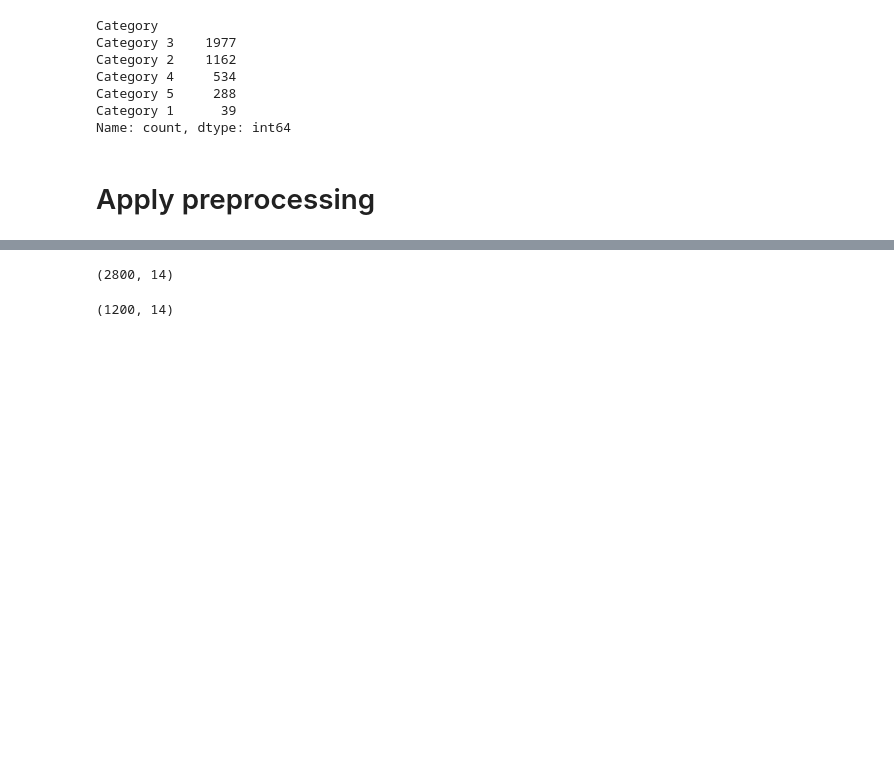
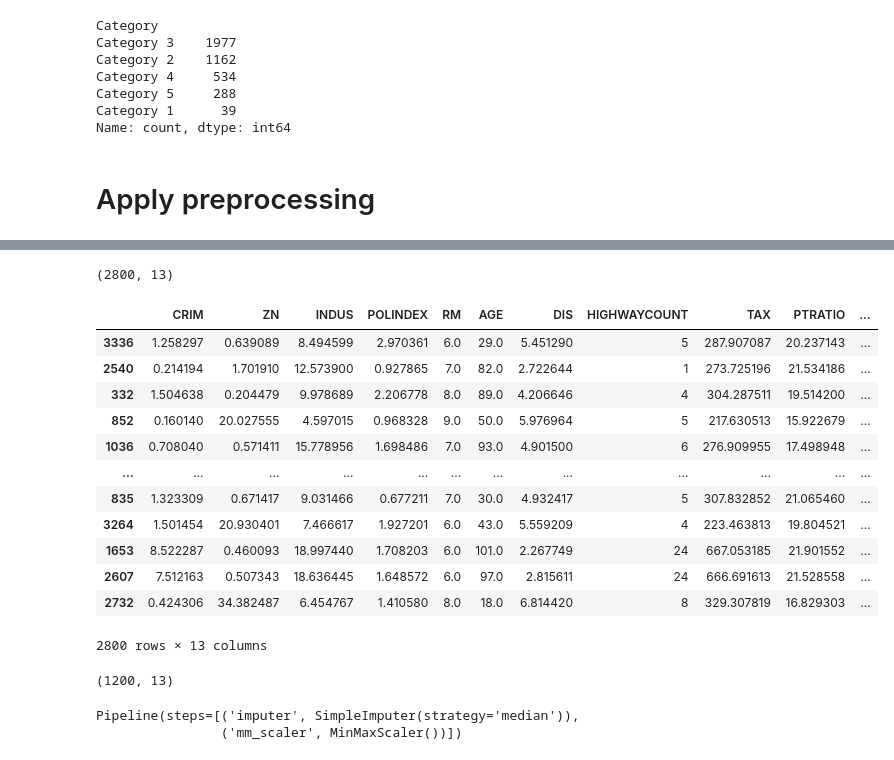
Before and after one commit to 24f3003058/Machine-Learning-Practice, a Jupyter notebook: OPPE2.ipynb, the cells around one changed output, grey strips where cells are left out. Saved outputs shown, nothing was run; the diff lists cells and outputs as text; code cells hidden in the pictures; blank space fills up the shorter version.

Commit message:
Pipeline created

```diff
--- a/OPPE2.ipynb
+++ b/OPPE2.ipynb
@@ -172,4 +172,4 @@ df["RM"]=df["RM"].replace(-1,np.nan)
 df["RIVERSIDE"]=df["RIVERSIDE"].replace("UNKNOWN",np.nan)
 df["AGE"]=df["AGE"].replace(-2,np.nan)
 # %%
-df.drop(columns=["Category"])
+df=df.drop(columns=["Category"])
@@ -196,8 +182,24 @@ X_train,X_test,y_train,y_test=train_test_split(X,y,test_size=0.3,random_state=0)
 # %%
 X_train.shape
 # %% [output]
-(2800, 14)
+(2800, 13)
+# %%
+X_train
+# %% [output]
+|  | CRIM | ZN | INDUS | POLINDEX | RM | AGE | DIS | HIGHWAYCOUNT | TAX | PTRATIO | ... |
+| 3336 | 1.258297 | 0.639089 | 8.494599 | 2.970361 | 6.0 | 29.0 | 5.451290 | 5 | 287.907087 | 20.237143 | ... |
+| 2540 | 0.214194 | 1.701910 | 12.573900 | 0.927865 | 7.0 | 82.0 | 2.722644 | 1 | 273.725196 | 21.534186 | ... |
+| 332 | 1.504638 | 0.204479 | 9.978689 | 2.206778 | 8.0 | 89.0 | 4.206646 | 4 | 304.287511 | 19.514200 | ... |
+| 852 | 0.160140 | 20.027555 | 4.597015 | 0.968328 | 9.0 | 50.0 | 5.976964 | 5 | 217.630513 | 15.922679 | ... |
+| 1036 | 0.708040 | 0.571411 | 15.778956 | 1.698486 | 7.0 | 93.0 | 4.901500 | 6 | 276.909955 | 17.498948 | ... |
+| ... | ... | ... | ... | ... | ... | ... | ... | ... | ... | ... | ... |
+| 835 | 1.323309 | 0.671417 | 9.031466 | 0.677211 | 7.0 | 30.0 | 4.932417 | 5 | 307.832852 | 21.065460 | ... |
+| 3264 | 1.501454 | 20.930401 | 7.466617 | 1.927201 | 6.0 | 43.0 | 5.559209 | 4 | 223.463813 | 19.804521 | ... |
+| 1653 | 8.522287 | 0.460093 | 18.997440 | 1.708203 | 6.0 | 101.0 | 2.267749 | 24 | 667.053185 | 21.901552 | ... |
+| 2607 | 7.512163 | 0.507343 | 18.636445 | 1.648572 | 6.0 | 97.0 | 2.815611 | 24 | 666.691613 | 21.528558 | ... |
+| 2732 | 0.424306 | 34.382487 | 6.454767 | 1.410580 | 8.0 | 18.0 | 6.814420 | 8 | 329.307819 | 16.829303 | ... |
+2800 rows × 13 columns
 # %%
 X_test.shape
 # %% [output]
-(1200, 14)
+(1200, 13)
@@ -205,0 +213,12 @@ from sklearn.preprocessing import StandardScaler, MinMaxScaler
+# %%
+rm_pipeline=Pipeline(
+    [
+        ("imputer",SimpleImputer(strategy="median")),
+        ("mm_scaler",MinMaxScaler())
+
+    ]
+)
+rm_pipeline
+# %% [output]
+Pipeline(steps=[('imputer', SimpleImputer(strategy='median')),
+                ('mm_scaler', MinMaxScaler())])
```
Also changed, not shown: parts of 10 cells of this notebook.
